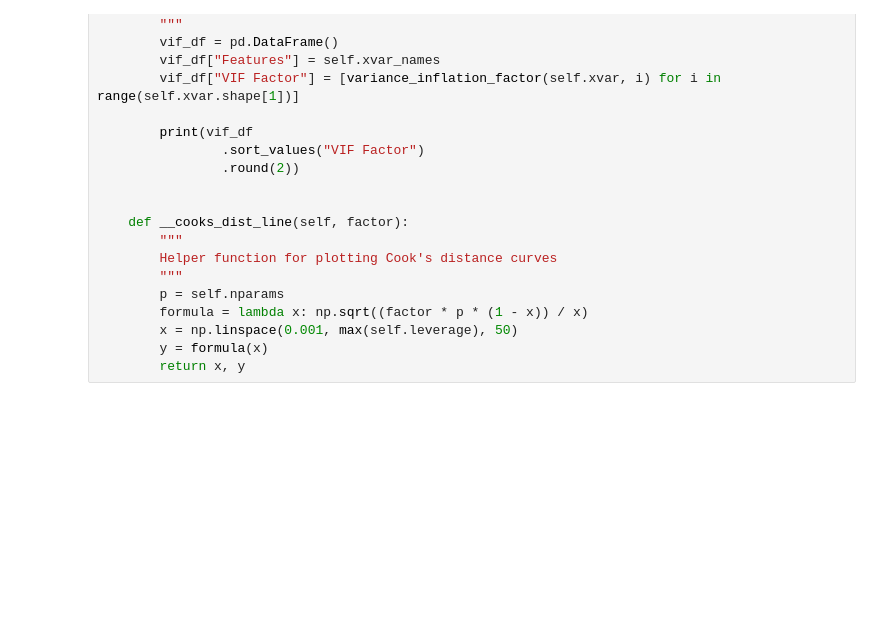
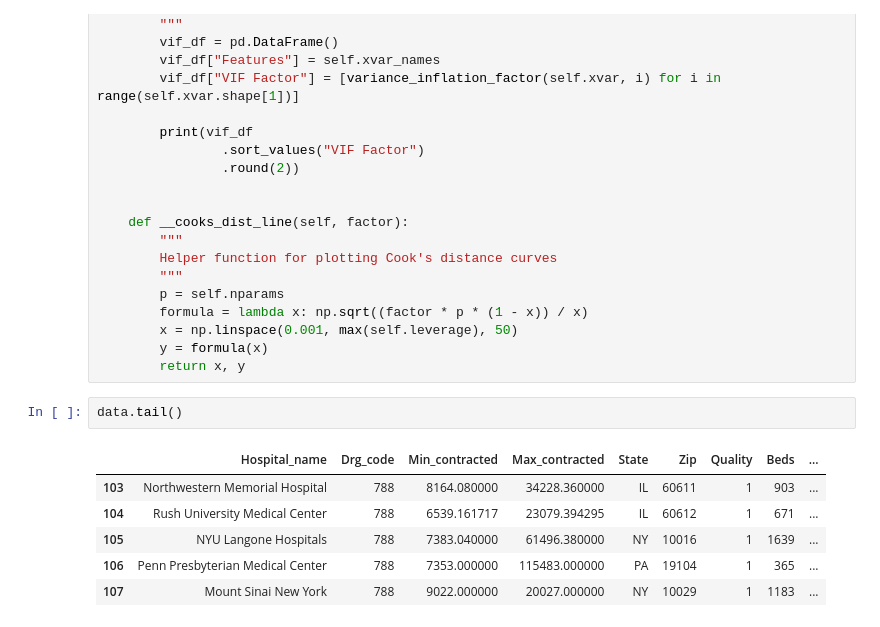
Before and after one commit to aperfilyeva/anna_data601, a Jupyter notebook: Project/hospital_analysis_ryan.ipynb, the cells around one changed output. Saved outputs shown, nothing was run; the diff lists cells and outputs as text; blank space fills up the shorter version.

```diff
--- a/Project/hospital_analysis_ryan.ipynb
+++ b/Project/hospital_analysis_ryan.ipynb
@@ -510,6 +511,15 @@ class Linear_Reg_Diagnostic():
         x = np.linspace(0.001, max(self.leverage), 50)
         y = formula(x)
         return x, y
+# %%
+data.tail()
+# %% [output]
+|  | Hospital_name | Drg_code | Min_contracted | Max_contracted | State | Zip | Quality | Beds | ... |
+| 103 | Northwestern Memorial Hospital | 788 | 8164.080000 | 34228.360000 | IL | 60611 | 1 | 903 | ... |
+| 104 | Rush University Medical Center | 788 | 6539.161717 | 23079.394295 | IL | 60612 | 1 | 671 | ... |
+| 105 | NYU Langone Hospitals | 788 | 7383.040000 | 61496.380000 | NY | 10016 | 1 | 1639 | ... |
+| 106 | Penn Presbyterian Medical Center | 788 | 7353.000000 | 115483.000000 | PA | 19104 | 1 | 365 | ... |
+| 107 | Mount Sinai New York | 788 | 9022.000000 | 20027.000000 | NY | 10029 | 1 | 1183 | ... |
 # %%
 from statsmodels.compat import lzip
 import numpy as np
```
Also changed, not shown: parts of 2 cells of this notebook.
